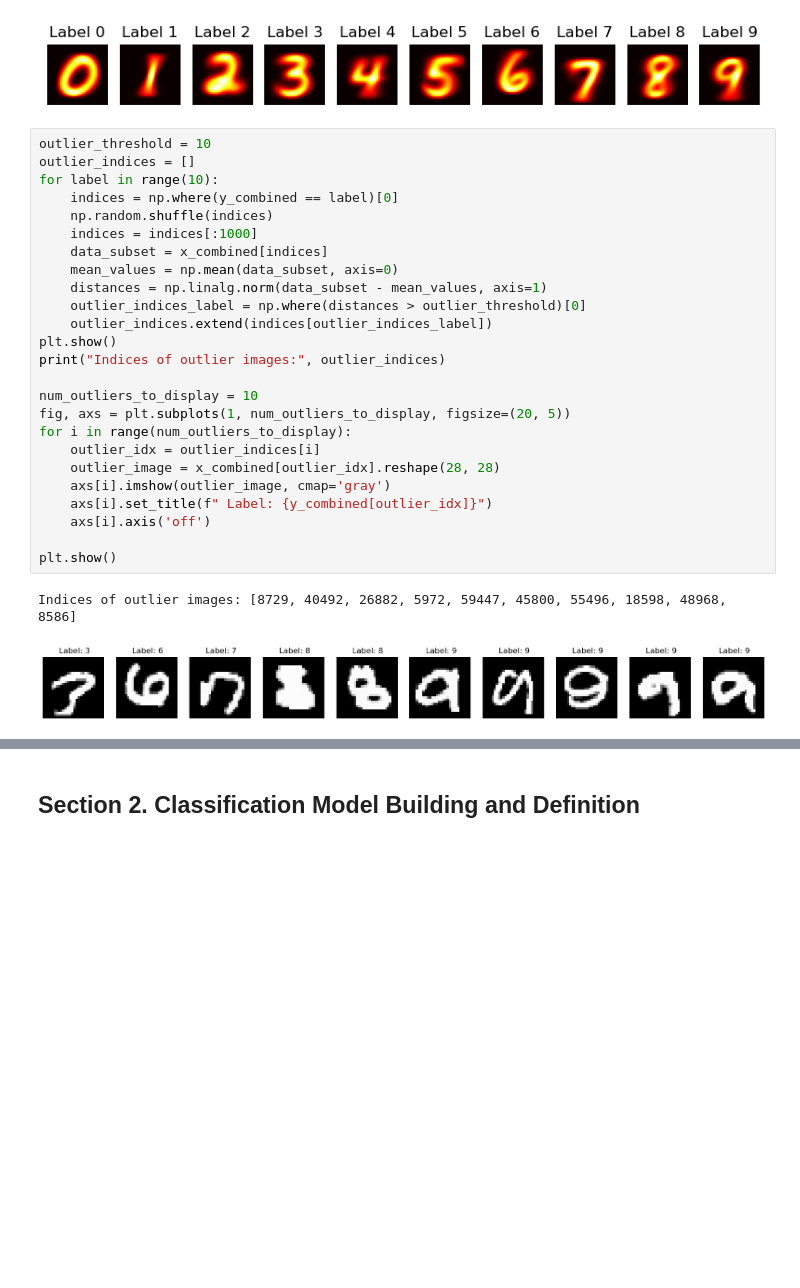
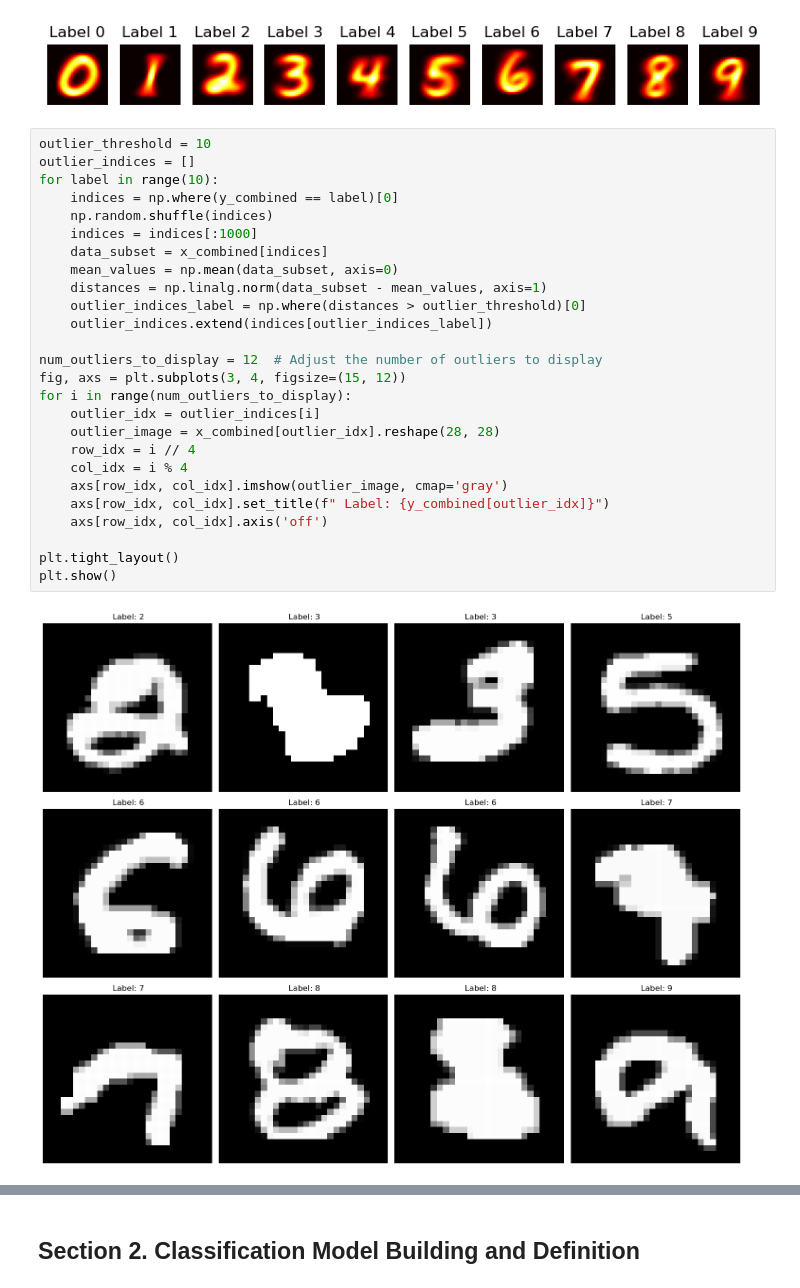
Before and after one commit to ADA-GWU/guidedresearchproject-aliasgerovs, a Jupyter notebook: codes/Federated/app/main.ipynb, the cells around one changed output, grey strips where cells are left out. Saved outputs shown, nothing was run; the diff lists cells and outputs as text; blank space fills up the shorter version.

```diff
--- a/codes/Federated/app/main.ipynb
+++ b/codes/Federated/app/main.ipynb
@@ -120,31 +120,31 @@ plt.show()
 # %%
 outlier_threshold = 10
 outlier_indices = []
 for label in range(10):
     indices = np.where(y_combined == label)[0]
     np.random.shuffle(indices)
     indices = indices[:1000]
     data_subset = x_combined[indices]
     mean_values = np.mean(data_subset, axis=0)
     distances = np.linalg.norm(data_subset - mean_values, axis=1)
     outlier_indices_label = np.where(distances > outlier_threshold)[0]
     outlier_indices.extend(indices[outlier_indices_label])
-plt.show()
-print("Indices of outlier images:", outlier_indices)
 
-num_outliers_to_display = 10
-fig, axs = plt.subplots(1, num_outliers_to_display, figsize=(20, 5))
+num_outliers_to_display = 12  # Adjust the number of outliers to display
+fig, axs = plt.subplots(3, 4, figsize=(15, 12))
 for i in range(num_outliers_to_display):
     outlier_idx = outlier_indices[i]
     outlier_image = x_combined[outlier_idx].reshape(28, 28)
-    axs[i].imshow(outlier_image, cmap='gray')
-    axs[i].set_title(f" Label: {y_combined[outlier_idx]}")
-    axs[i].axis('off')
+    row_idx = i // 4
+    col_idx = i % 4
+    axs[row_idx, col_idx].imshow(outlier_image, cmap='gray')
+    axs[row_idx, col_idx].set_title(f" Label: {y_combined[outlier_idx]}")
+    axs[row_idx, col_idx].axis('off')
 
+plt.tight_layout()
 plt.show()
 # %% [output]
-Indices of outlier images: [8729, 40492, 26882, 5972, 59447, 45800, 55496, 18598, 48968, 8586]
-[figure, old version]
+[figure, new version]
 # %%
 x_combined = np.concatenate([x_train, x_valid])
 y_combined = np.concatenate([y_train, y_valid])
```
Also changed, not shown: parts of 1 cell of this notebook.
